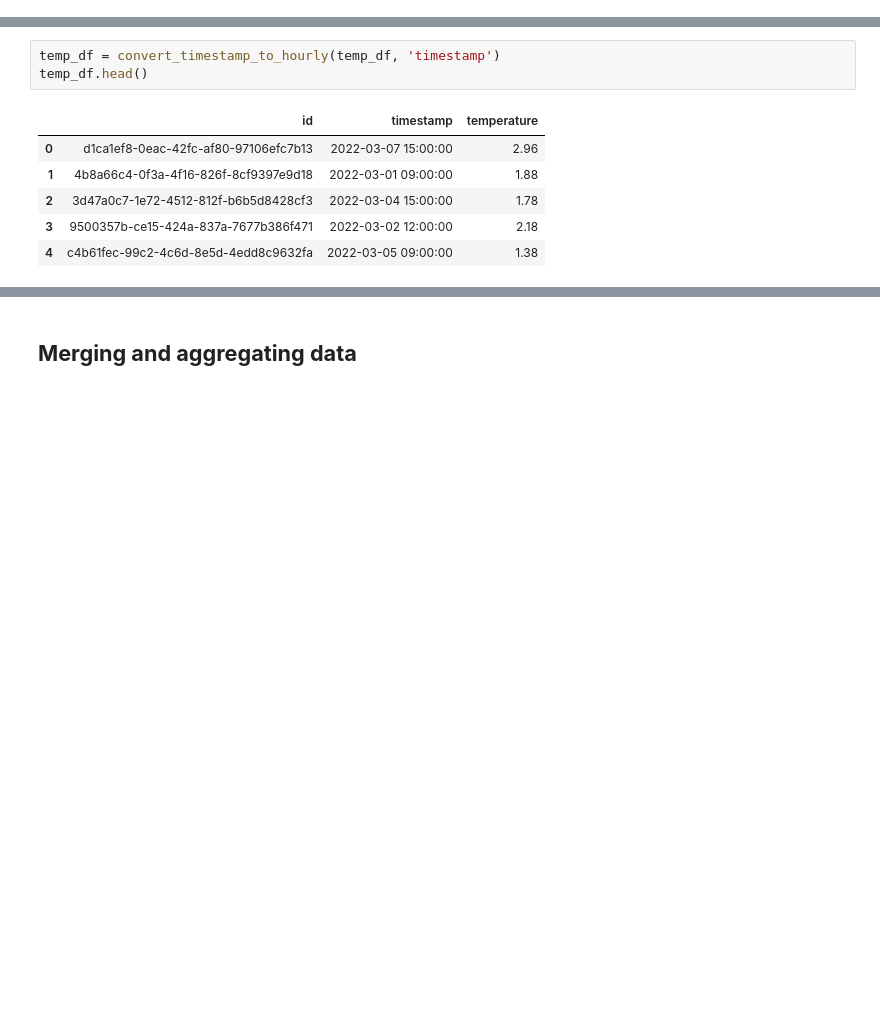
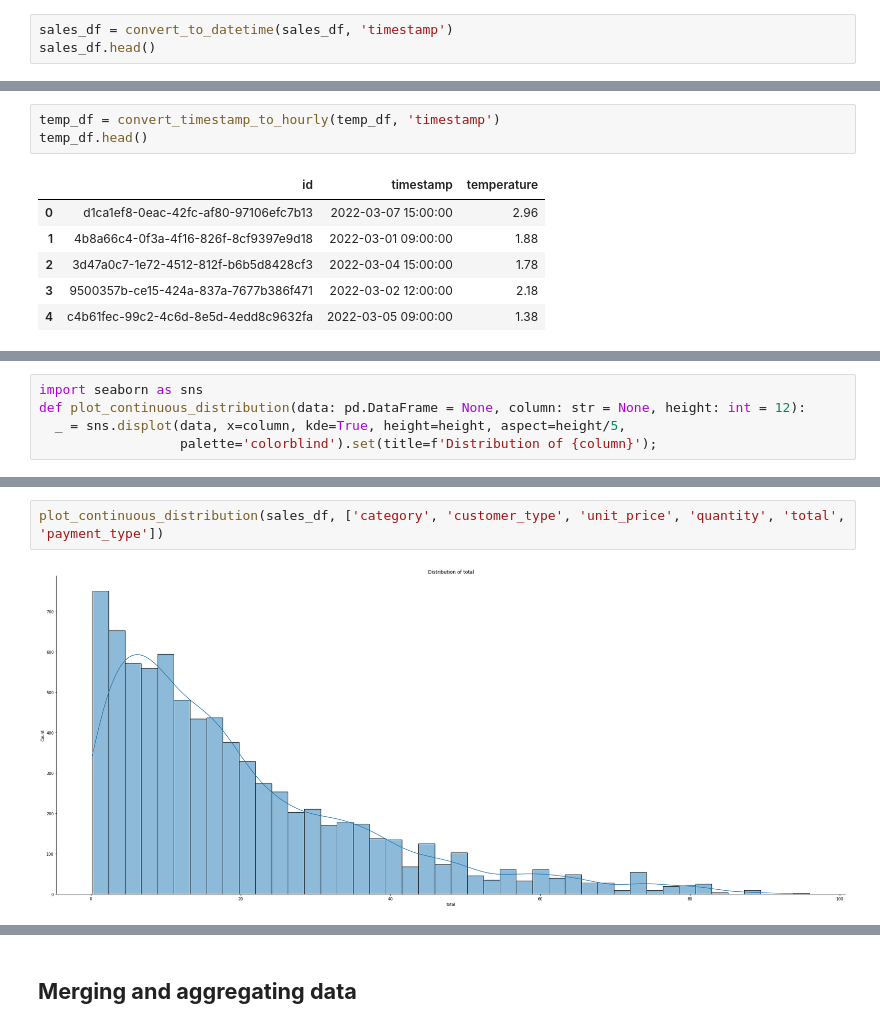
Before and after one commit to Severina7/cognizant_ai, a Jupyter notebook: modeling_2.ipynb, the cells around one changed output, grey strips where cells are left out. Cells and saved outputs as stored; diff of their text form; blank space fills up the shorter version.

```diff
--- a/modeling_2.ipynb
+++ b/modeling_2.ipynb
@@ -176,0 +130,3 @@ memory usage: 560.0+ KB
+# %%
+sales_df = convert_to_datetime(sales_df, 'timestamp')
+sales_df.head()
@@ -221,0 +233,5 @@ temp_df.head()
+# %%
+import seaborn as sns
+def plot_continuous_distribution(data: pd.DataFrame = None, column: str = None, height: int = 12):
+  _ = sns.displot(data, x=column, kde=True, height=height, aspect=height/5,
+                  palette='colorblind').set(title=f'Distribution of {column}');
@@ -221,0 +250,4 @@ temp_df.head()
+# %%
+plot_continuous_distribution(sales_df, ['category', 'customer_type', 'unit_price', 'quantity', 'total', 'payment_type'])
+# %% [output]
+[figure, added]
```
Also changed, not shown: parts of 30 cells of this notebook.
